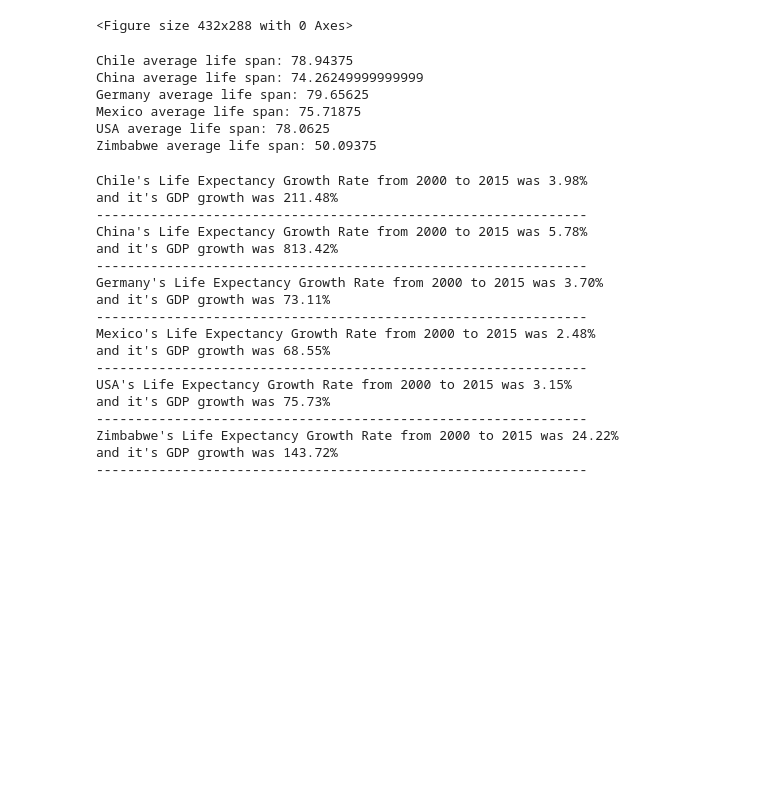
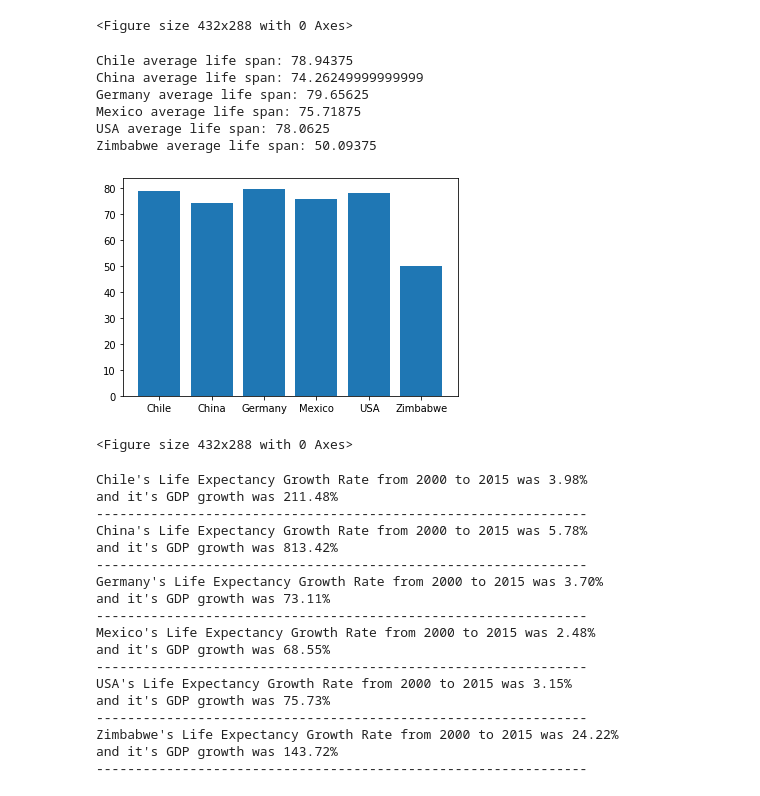
Before and after one commit to samrecile/dataSciencePracticeProjects, a Jupyter notebook: gdpProject/Life-Expectancy-and-GDP-Starter/life_expectancy_gdp.ipynb, the cells around one changed output. Saved outputs shown, nothing was run; the diff lists cells and outputs as text; code cells hidden in the pictures; blank space fills up the shorter version.

Commit message:
bar chart

```diff
--- a/gdpProject/Life-Expectancy-and-GDP-Starter/life_expectancy_gdp.ipynb
+++ b/gdpProject/Life-Expectancy-and-GDP-Starter/life_expectancy_gdp.ipynb
@@ -67,16 +67,25 @@ plt.clf()
 <Figure size 432x288 with 0 Axes>
 # %%
 # average life span of each country
+lifespans = []
 for x in range(len(nations)):
     averageLife = data['Life expectancy at birth (years)'][data.Country == nations[x]].mean()
+    lifespans.append(averageLife)
     print(countries[x] + ' average life span: ' + str(averageLife))
+plt.bar(countries, lifespans)
+plt.show()
+plt.xlabel('Country')
+plt.ylabel('Lifespan (yrs)')
+plt.clf()
 # %% [output]
 Chile average life span: 78.94375
 China average life span: 74.26249999999999
 Germany average life span: 79.65625
 Mexico average life span: 75.71875
 USA average life span: 78.0625
 Zimbabwe average life span: 50.09375
+[figure, added]
+<Figure size 432x288 with 0 Axes>
 # %%
 # GDP and Life Expectancy Growth Rates
 for x in range(len(nations)):
```
